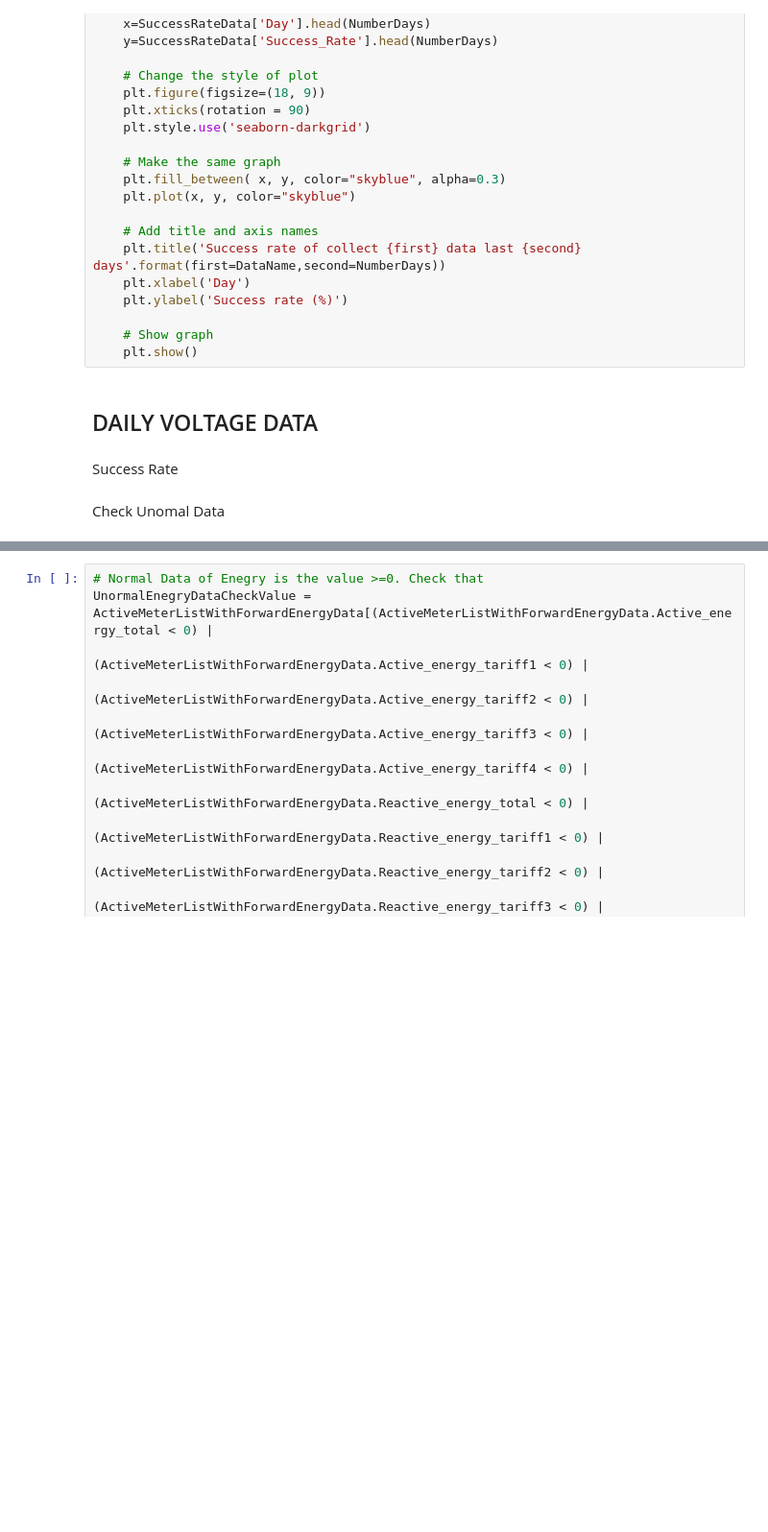
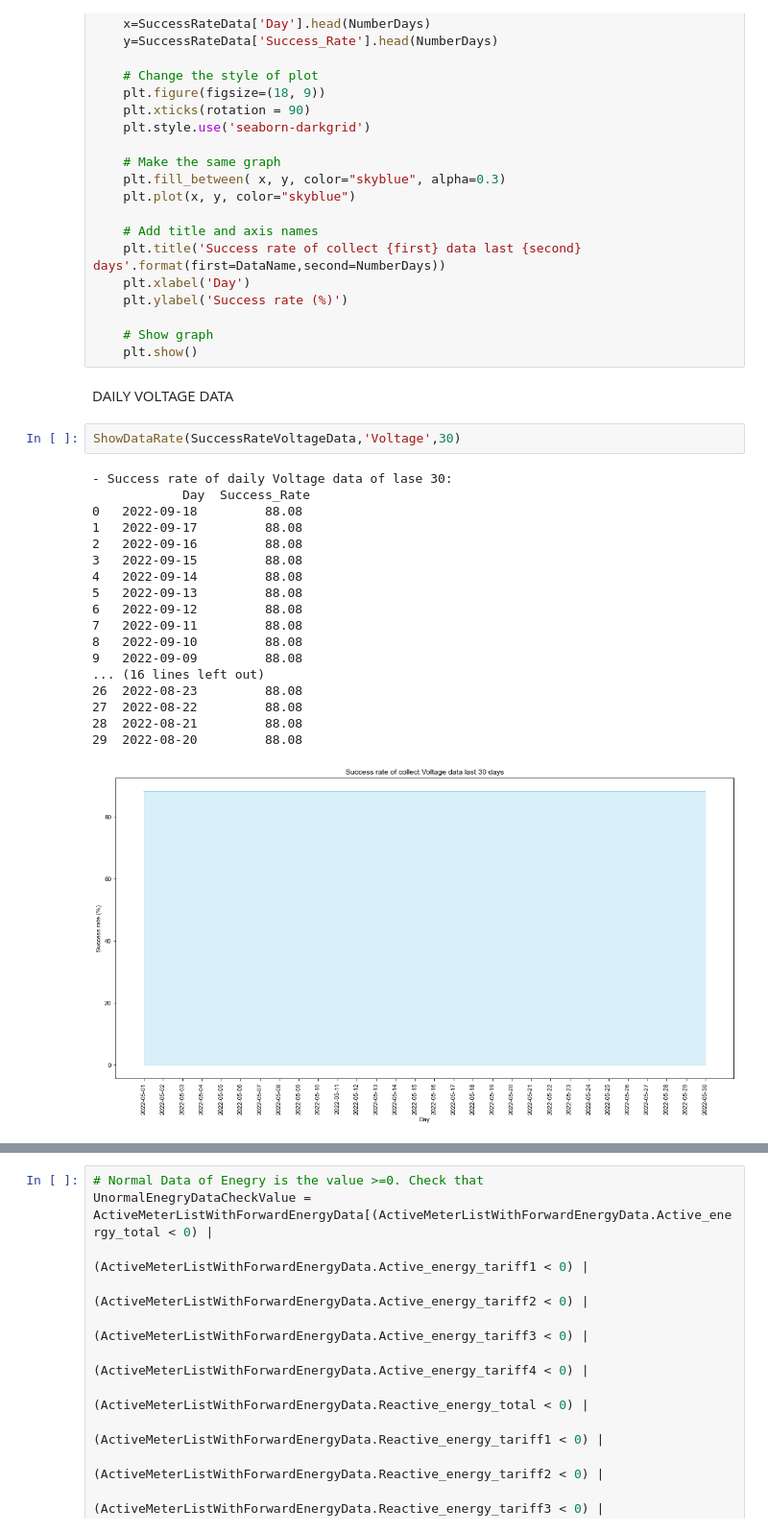
Before and after one commit to SandHome/Udacity, a Jupyter notebook: CRISP_DM/1. Get and Check data.ipynb, the cells around one changed output, grey strips where cells are left out. Shown: that part at 96% size. Cells and saved outputs as stored; diff of their text form; blank space fills up the shorter version.

```diff
--- a/CRISP_DM/1. Get and Check data.ipynb
+++ b/CRISP_DM/1. Get and Check data.ipynb
@@ -173,8 +197,25 @@ def ShowDataRate(SuccessRateData,DataName,NumberDays):
     # Show graph
     plt.show()
 # %% [markdown]
-## DAILY VOLTAGE DATA
+DAILY VOLTAGE DATA
-# %% [markdown]
-Success Rate
-# %% [markdown]
-Check Unomal Data
+# %%
+ShowDataRate(SuccessRateVoltageData,'Voltage',30)
+# %% [output]
+- Success rate of daily Voltage data of lase 30:
+            Day  Success_Rate
+0   2022-09-18         88.08
+1   2022-09-17         88.08
+2   2022-09-16         88.08
+3   2022-09-15         88.08
+4   2022-09-14         88.08
+5   2022-09-13         88.08
+6   2022-09-12         88.08
+7   2022-09-11         88.08
+8   2022-09-10         88.08
+9   2022-09-09         88.08
+... (16 lines left out)
+26  2022-08-23         88.08
+27  2022-08-22         88.08
+28  2022-08-21         88.08
+29  2022-08-20         88.08
+[figure, added]
```
Also changed, not shown: parts of 26 cells of this notebook.
